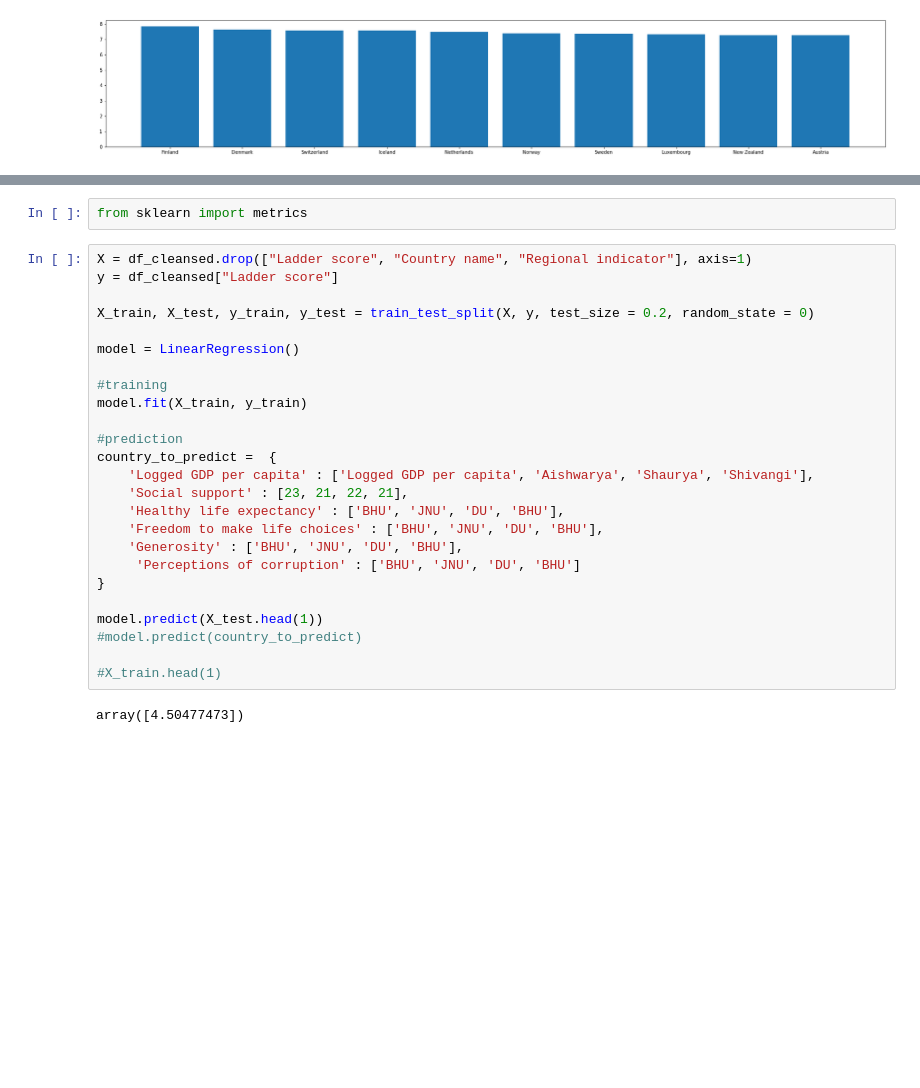
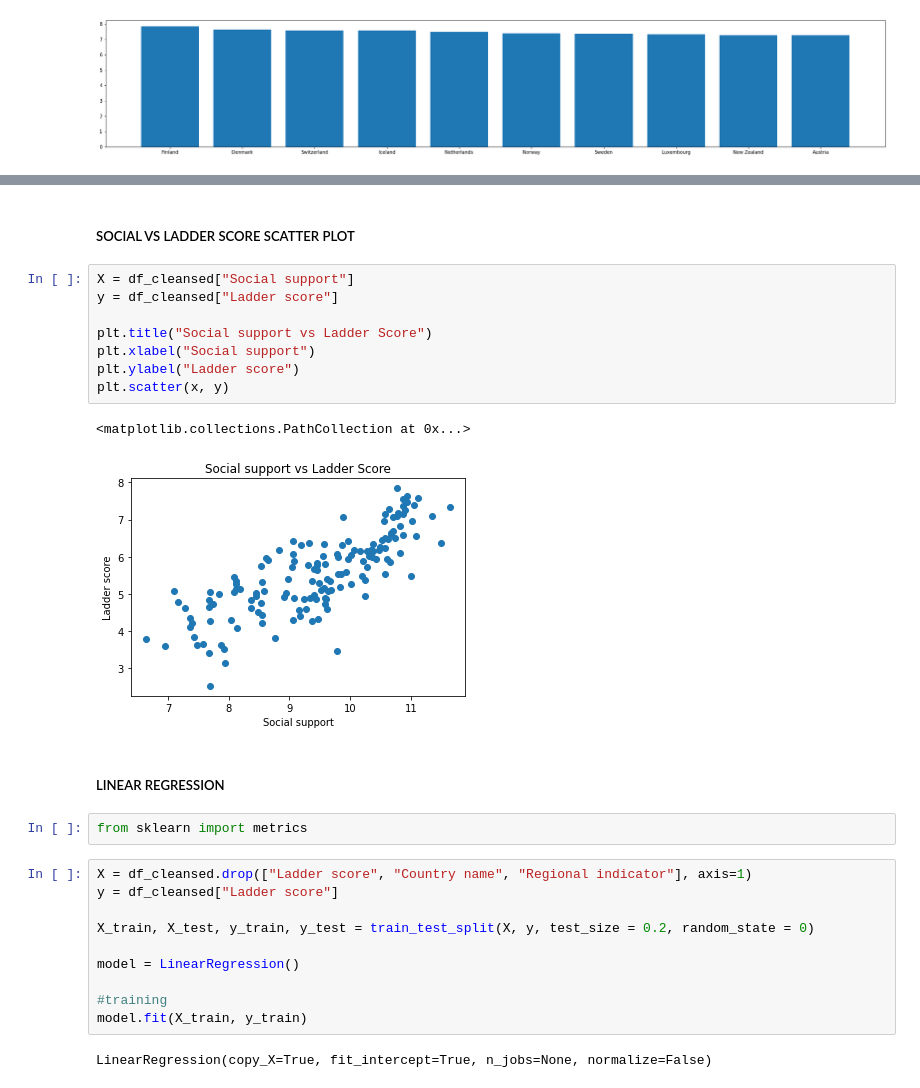
Before and after one commit to Umer-Qaiser/Project_LUMS_CES_Data_Leaders, a Jupyter notebook: Happiness_Predictor.ipynb, the cells around one changed output, grey strips where cells are left out. Cells and saved outputs as stored; diff of their text form; blank space fills up the shorter version.

```diff
--- a/Happiness_Predictor.ipynb
+++ b/Happiness_Predictor.ipynb
@@ -81,3 +116,18 @@ plt.bar(df_cleansed["Country name"].head(10), df_cleansed["Ladder score"].head(1
+# %% [markdown]
+##### SOCIAL VS LADDER SCORE SCATTER PLOT
+# %%
+X = df_cleansed["Social support"]
+y = df_cleansed["Ladder score"]
+
+plt.title("Social support vs Ladder Score")
+plt.xlabel("Social support")
+plt.ylabel("Ladder score")
+plt.scatter(x, y)
+# %% [output]
+<matplotlib.collections.PathCollection at 0x...>
+[figure, added]
+# %% [markdown]
+##### LINEAR REGRESSION
 # %%
 from sklearn import metrics
 # %%
@@ -90,20 +140,5 @@ model = LinearRegression()
 
 #training
 model.fit(X_train, y_train)
-
-#prediction
-country_to_predict =  {
-    'Logged GDP per capita' : ['Logged GDP per capita', 'Aishwarya', 'Shaurya', 'Shivangi'],
-    'Social support' : [23, 21, 22, 21],
-    'Healthy life expectancy' : ['BHU', 'JNU', 'DU', 'BHU'],
-    'Freedom to make life choices' : ['BHU', 'JNU', 'DU', 'BHU'],
-    'Generosity' : ['BHU', 'JNU', 'DU', 'BHU'],
-     'Perceptions of corruption' : ['BHU', 'JNU', 'DU', 'BHU']
-}
-
-model.predict(X_test.head(1))
-#model.predict(country_to_predict)
-
-#X_train.head(1)
 # %% [output]
-array([4.50477473])
+LinearRegression(copy_X=True, fit_intercept=True, n_jobs=None, normalize=False)
```
Also changed, not shown: parts of 18 cells of this notebook, 1 other file.
